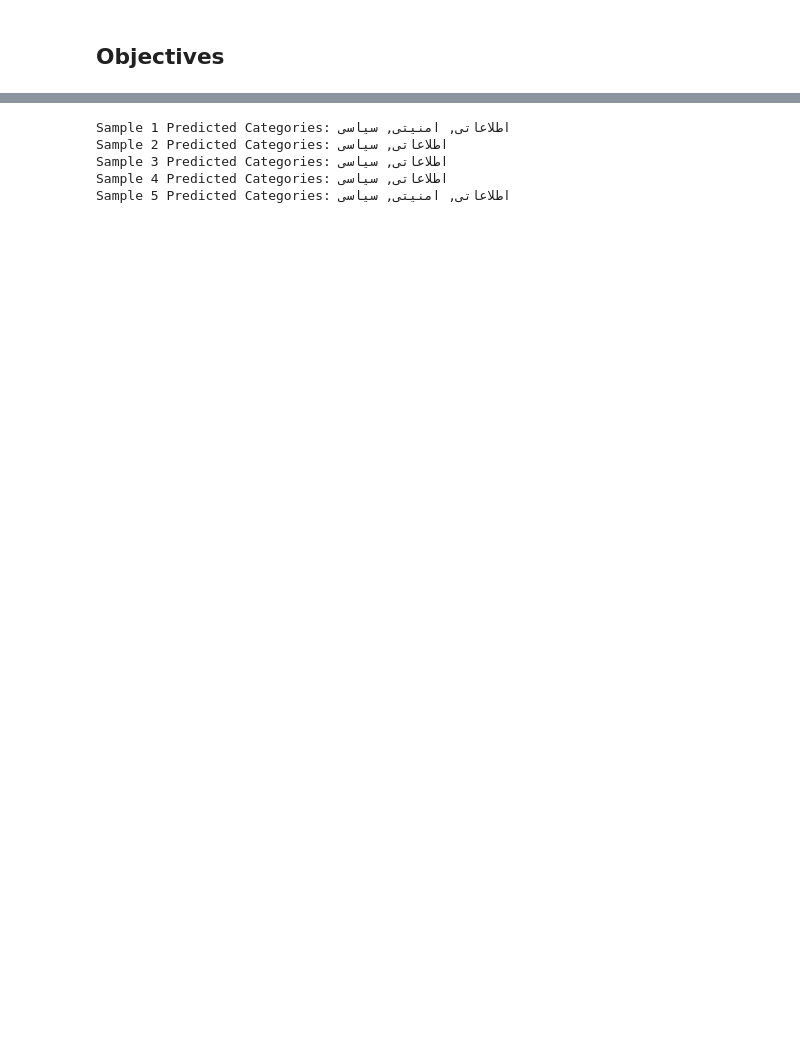
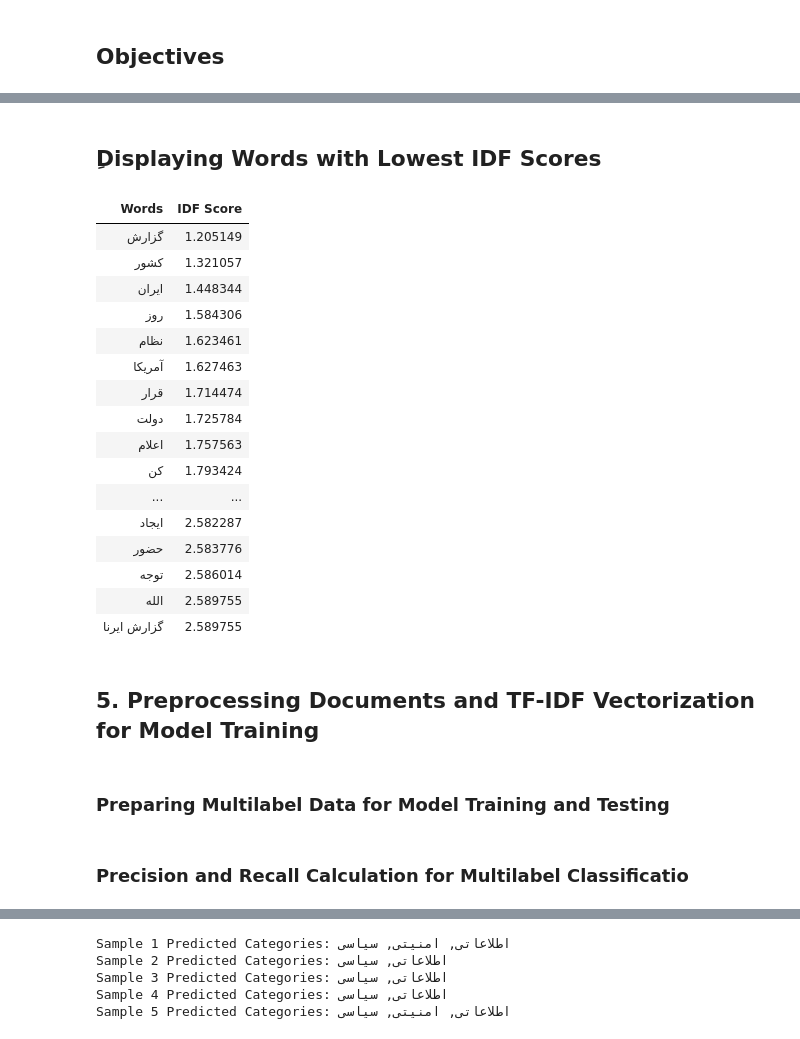
Before and after one commit to Mohammad-Rahmanian/Persian-News-Classification, a Jupyter notebook: classifier.ipynb, the cells around one changed output, grey strips where cells are left out. Drawn from its saved outputs; the diff is of its cells as text; code cells hidden in the pictures; blank space fills up the shorter version.

```diff
--- a/classifier.ipynb
+++ b/classifier.ipynb
@@ -233,5 +5,0 @@ for index,doc_text in enumerate(unique_files_text):
-# %%
-tfidf_vectorizer = TfidfVectorizer(max_features=10000, ngram_range=(1, 2), sublinear_tf=True)
-tfidf_matrix = tfidf_vectorizer.fit_transform(preprocessed_docs)
-
-df_tfidf = pd.DataFrame(tfidf_matrix.toarray(), columns=tfidf_vectorizer.get_feature_names_out())
@@ -514,0 +290,37 @@ plot_confusion_matrices(label_cm, label_names)
+# %% [markdown]
+## ِDisplaying Words with Lowest IDF Scores
+# %%
+# Extract feature names and their corresponding IDF scores from the TF-IDF Vectorizer
+feature_names = tfidf_vectorizer.get_feature_names_out()
+idf_scores = tfidf_vectorizer.idf_
+# Combine feature names with their IDF scores and sort them by IDF score
+sorted_features_by_idf = sorted(zip(feature_names, idf_scores), key=lambda x: x[1])
+top_n = 100
+# Initialize a dictionary to hold words grouped by their IDF score
+lowest_idf_words = sorted_features_by_idf[:top_n]
+# Create a DataFrame to display the information
+df_lowest_idf_grouped = pd.DataFrame(lowest_idf_words, columns=['Words','IDF Score'])
+# Ensure long text in DataFrame cells is fully visible
+pd.options.display.max_colwidth = None
+# Display the DataFrame with improved formatting
+display(df_lowest_idf_grouped.style.hide_index().set_properties(**{'text-align': 'left'}))
+# %% [output]
+| Words | IDF Score |
+| گزارش | 1.205149 |
+| کشور | 1.321057 |
+| ایران | 1.448344 |
+| روز | 1.584306 |
+| نظام | 1.623461 |
+| آمریکا | 1.627463 |
+| قرار | 1.714474 |
+| دولت | 1.725784 |
+| اعلام | 1.757563 |
+| کن | 1.793424 |
+| ... | ... |
+| ایجاد | 2.582287 |
+| حضور | 2.583776 |
+| توجه | 2.586014 |
+| الله | 2.589755 |
+| گزارش ایرنا | 2.589755 |
+# %% [markdown]
+## 5. Preprocessing Documents and TF-IDF Vectorization for Model Training
@@ -514,0 +346,2 @@ plot_confusion_matrices(label_cm, label_names)
+# %% [markdown]
+### Preparing Multilabel Data for Model Training and Testing
@@ -514,0 +357,2 @@ plot_confusion_matrices(label_cm, label_names)
+# %% [markdown]
+### Precision and Recall Calculation for Multilabel Classificatio
```
Also changed, not shown: parts of 70 cells of this notebook.
